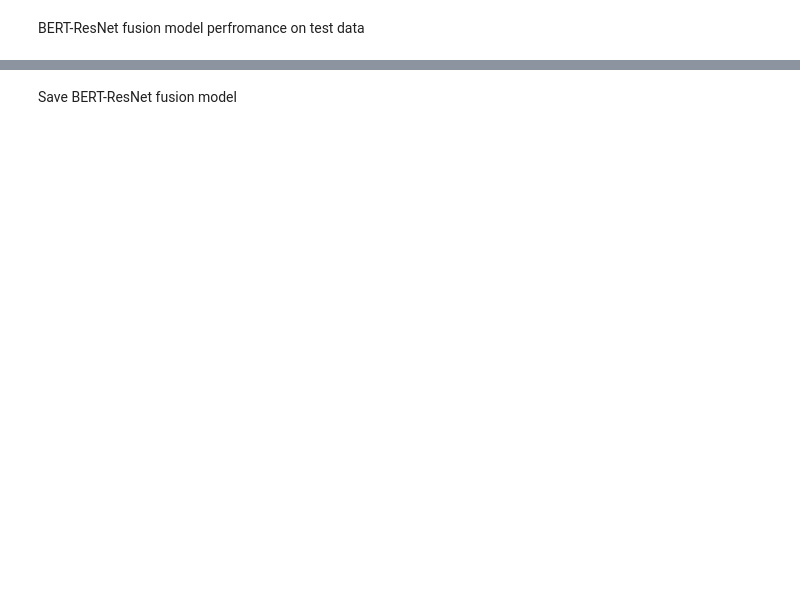
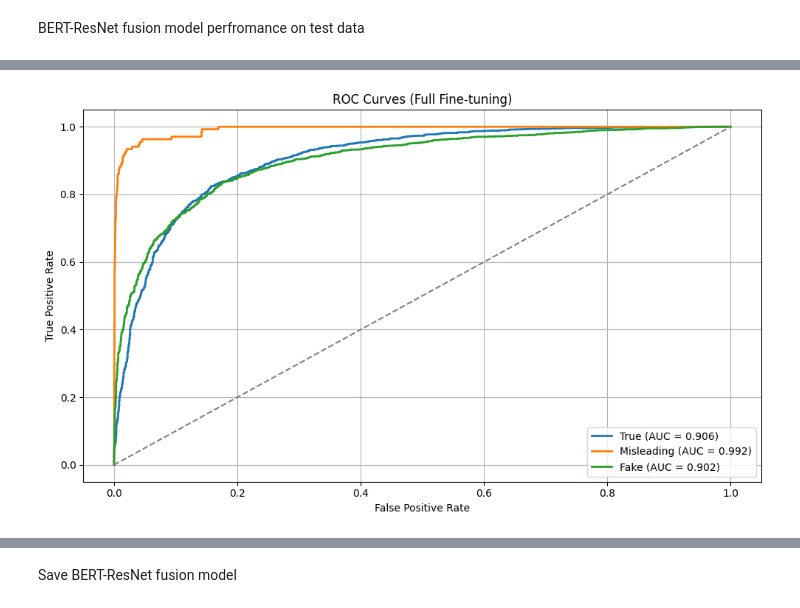
Before and after one commit to isabellachong/multimodal-fake-news-detection, a Jupyter notebook: scripts/Bert_ResNet.ipynb, the cells around one changed output, grey strips where cells are left out. Drawn from its saved outputs; the diff is of its cells as text; code cells hidden in the pictures; blank space fills up the shorter version.

```diff
--- a/scripts/Bert_ResNet.ipynb
+++ b/scripts/Bert_ResNet.ipynb
@@ -759,0 +828,36 @@ Test loss: 0.9536, Accuracy: 0.8168, F1: 0.8158
+# %%
+# binarize labels for ROC and precision-recall curves
+y_true_bin = label_binarize(all_labels, classes=[0, 1, 2])
+n_classes = y_true_bin.shape[1]
+
+# get prediction probabilities
+all_probs = []
+loop = tqdm(test_loader, desc='Collecting probabilities')
+with torch.no_grad():
+    for batch in loop:
+        batch = {k: v.to(DEVICE) for k, v in batch.items()}
+        logits = model(batch["input_ids"], batch["attention_mask"], batch["image"])
+        probs = torch.softmax(logits, dim=-1)
+        all_probs.extend(probs.cpu().numpy())
+
+all_probs = np.array(all_probs)
+# %%
+# plot ROC curves
+fpr, tpr, roc_auc = {}, {}, {}
+for i in range(n_classes):
+    fpr[i], tpr[i], _ = roc_curve(y_true_bin[:, i], all_probs[:, i])
+    roc_auc[i] = auc(fpr[i], tpr[i])
+
+plt.figure(figsize=(10, 6))
+for i, name in enumerate(label_names):
+    plt.plot(fpr[i], tpr[i], lw=2, label=f"{name} (AUC = {roc_auc[i]:.3f})")
+plt.plot([0, 1], [0, 1], color="gray", linestyle="--")
+plt.xlabel("False Positive Rate")
+plt.ylabel("True Positive Rate")
+plt.title("ROC Curves (Full Fine-tuning)")
+plt.legend(loc="lower right")
+plt.grid(True)
+plt.tight_layout()
+plt.show()
+# %% [output]
+[figure, added]
```
Also changed, not shown: parts of 27 cells of this notebook.
